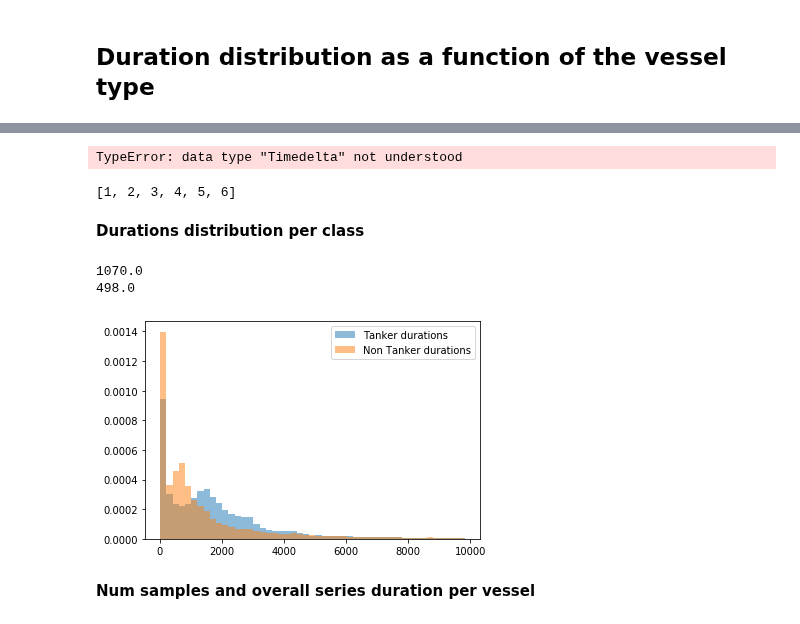
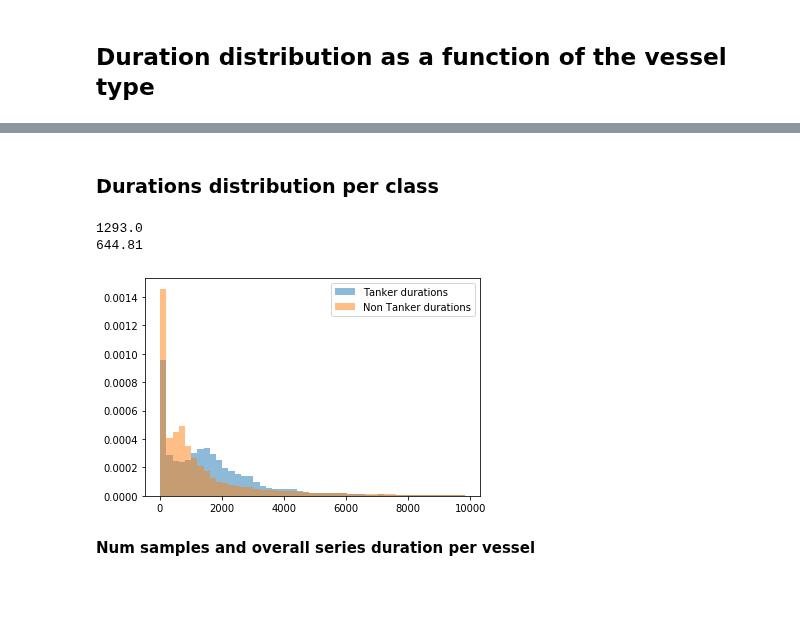
Before and after one commit to matanma/ML, a Jupyter notebook: WinWard/WinWard.ipynb, the cells around one changed output, grey strips where cells are left out. Saved outputs shown, nothing was run; the diff lists cells and outputs as text; code cells hidden in the pictures; blank space fills up the shorter version.

```diff
--- a/WinWard/WinWard.ipynb
+++ b/WinWard/WinWard.ipynb
@@ -356,0 +246,3 @@ df[ df['set_of_numbers'].isnull() ]
+# %%
+# cleaned_raw_df = clean_raw_port_visits(train_set_df_orig)
+cleaned_raw_df = pd.read_csv('training_cleaned.csv', index_col=0)
@@ -361,3 +259,5 @@ df[ df['set_of_numbers'].isnull() ]
+# %%
+train_df_to_work_with = cleaned_raw_df
 # %%
 ports_lst = list(tankers_ports_set)
 # curr_port = next(iter(tankers_ports_set))
@@ -434,31 +319,19 @@ Name: start_time, dtype: datetime64[ns]
-# %%
-deltas = sorted_ts.values[1:] - sorted_ts.values[:-1]
-deltas[0].astype('timedelta64[D]')
-deltas[0].astype('Timedelta')
-# %% [output]
-TypeError: data type "Timedelta" not understood
-# %%
-tmp = [1,2,3]
-tmp += ([4,5,6])
-tmp
-# %% [output]
-[1, 2, 3, 4, 5, 6]
 # %% [markdown]
-**Durations distribution per class**
+### Durations distribution per class ###
 # %%
-all_tanker_durations = train_set_df_orig[train_set_df_orig['label']==1]['duration_min']
-all_non_tanker_durations = train_set_df_orig[train_set_df_orig['label']==0]['duration_min']
+all_tanker_durations = train_df_to_work_with[train_df_to_work_with['label']==1]['duration_min']
+all_non_tanker_durations = train_df_to_work_with[train_df_to_work_with['label']==0]['duration_min']
 fig_durations,ax_durations = plt.subplots()
 durations_bins = np.arange(10,10000, 200)
 ax_durations.hist(all_tanker_durations, bins = durations_bins, density=True, label = 'Tanker durations', alpha=0.5)
 ax_durations.hist(all_non_tanker_durations, bins = durations_bins, density=True, label = 'Non Tanker durations', alpha=0.5)
 plt.legend()
 print(np.median(all_tanker_durations.values))
 print(np.median(all_non_tanker_durations.values))
 # %% [output]
-1070.0
-498.0
+1293.0
+644.81
-[figure, old version]
+[figure, new version]
 # %% [markdown]
 **Num samples and overall series duration per vessel**
 # %%
```
Also changed, not shown: parts of 76 cells of this notebook.
